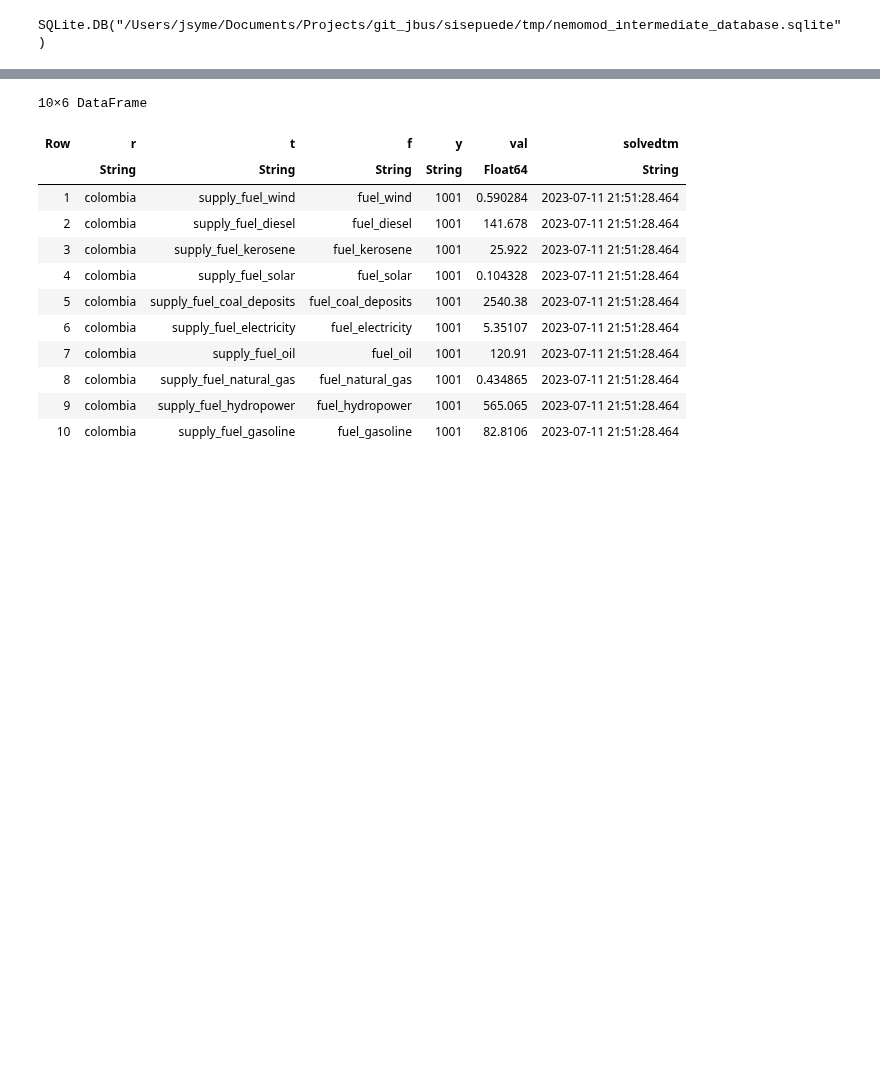
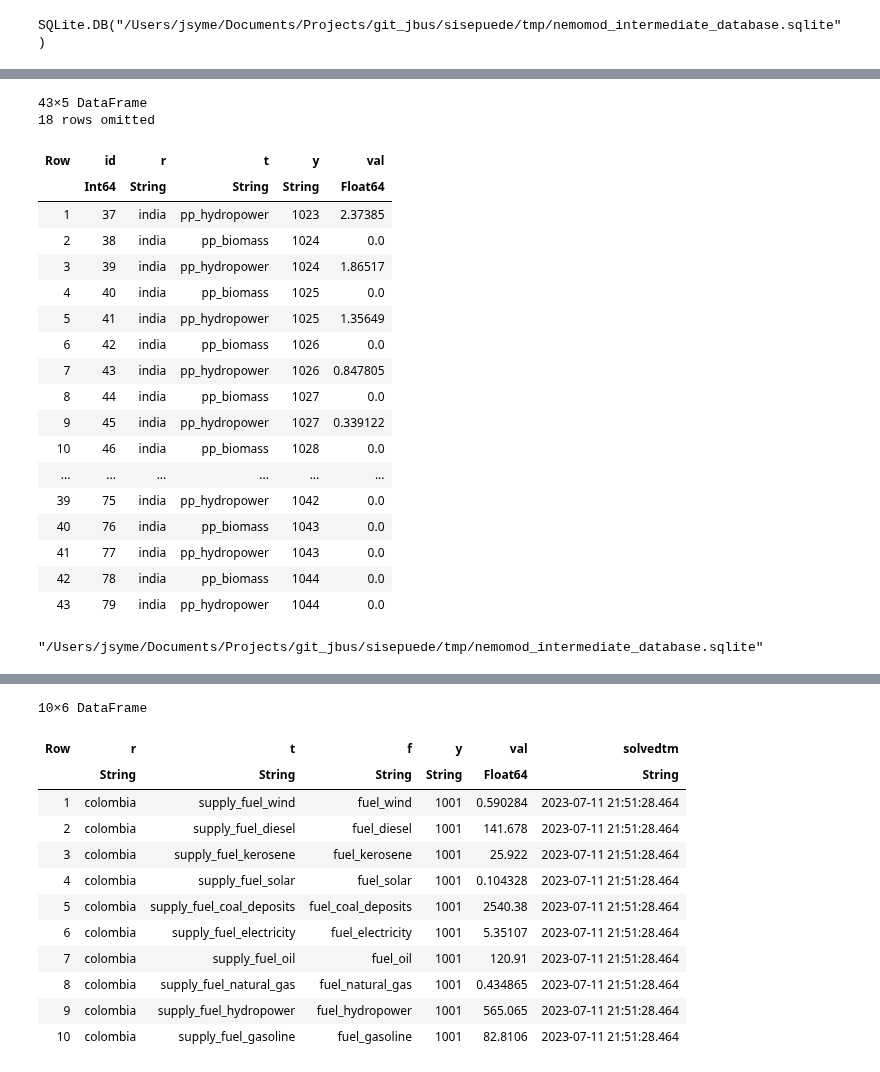
Before and after one commit to jcsyme/sisepuede, a Jupyter notebook: julia/nemomod_work_1.8.2.ipynb, the cells around one changed output, grey strips where cells are left out. Saved outputs shown, nothing was run; the diff lists cells and outputs as text; code cells hidden in the pictures; blank space fills up the shorter version.

```diff
--- a/julia/nemomod_work_1.8.2.ipynb
+++ b/julia/nemomod_work_1.8.2.ipynb
@@ -112,3 +104,33 @@ using HiGHS
+# %%
+#dict_tables["MinShareProduction"]
+#dict_tables["TotalAnnualMaxCapacityInvestment"][:, :val] *= 2
+filter(x -> (x[:id] in 37:79), df)
+# %% [output]
+43×5 DataFrame
+18 rows omitted
+| Row | id | r | t | y | val |
+|  | Int64 | String | String | String | Float64 |
+| 1 | 37 | india | pp_hydropower | 1023 | 2.37385 |
+| 2 | 38 | india | pp_biomass | 1024 | 0.0 |
+| 3 | 39 | india | pp_hydropower | 1024 | 1.86517 |
+| 4 | 40 | india | pp_biomass | 1025 | 0.0 |
+| 5 | 41 | india | pp_hydropower | 1025 | 1.35649 |
+| 6 | 42 | india | pp_biomass | 1026 | 0.0 |
+| 7 | 43 | india | pp_hydropower | 1026 | 0.847805 |
+| 8 | 44 | india | pp_biomass | 1027 | 0.0 |
+| 9 | 45 | india | pp_hydropower | 1027 | 0.339122 |
+| 10 | 46 | india | pp_biomass | 1028 | 0.0 |
+| ... | ... | ... | ... | ... | ... |
+| 39 | 75 | india | pp_hydropower | 1042 | 0.0 |
+| 40 | 76 | india | pp_biomass | 1043 | 0.0 |
+| 41 | 77 | india | pp_hydropower | 1043 | 0.0 |
+| 42 | 78 | india | pp_biomass | 1044 | 0.0 |
+| 43 | 79 | india | pp_hydropower | 1044 | 0.0 |
+# %%
+SQLite.close(db)
+fp_sqlite
+# %% [output]
+"/Users/jsyme/Documents/Projects/git_jbus/sisepuede/tmp/nemomod_intermediate_database.sqlite"
 # %%
 SQLite.DBInterface.execute(db, "delete from TotalAnnualMaxCapacity;");
 # REMOVED:
```
Also changed, not shown: parts of 18 cells of this notebook, 1 other file.
